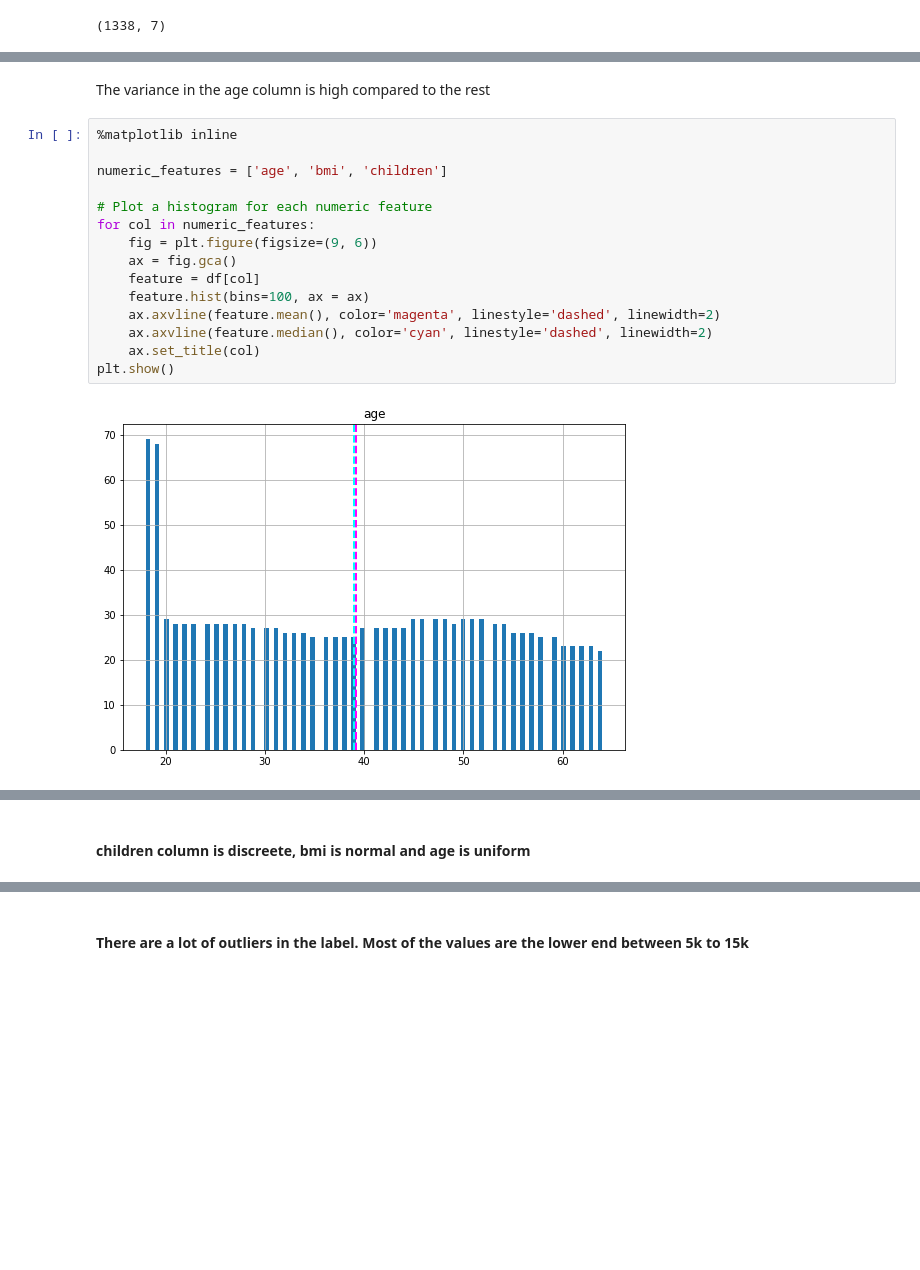
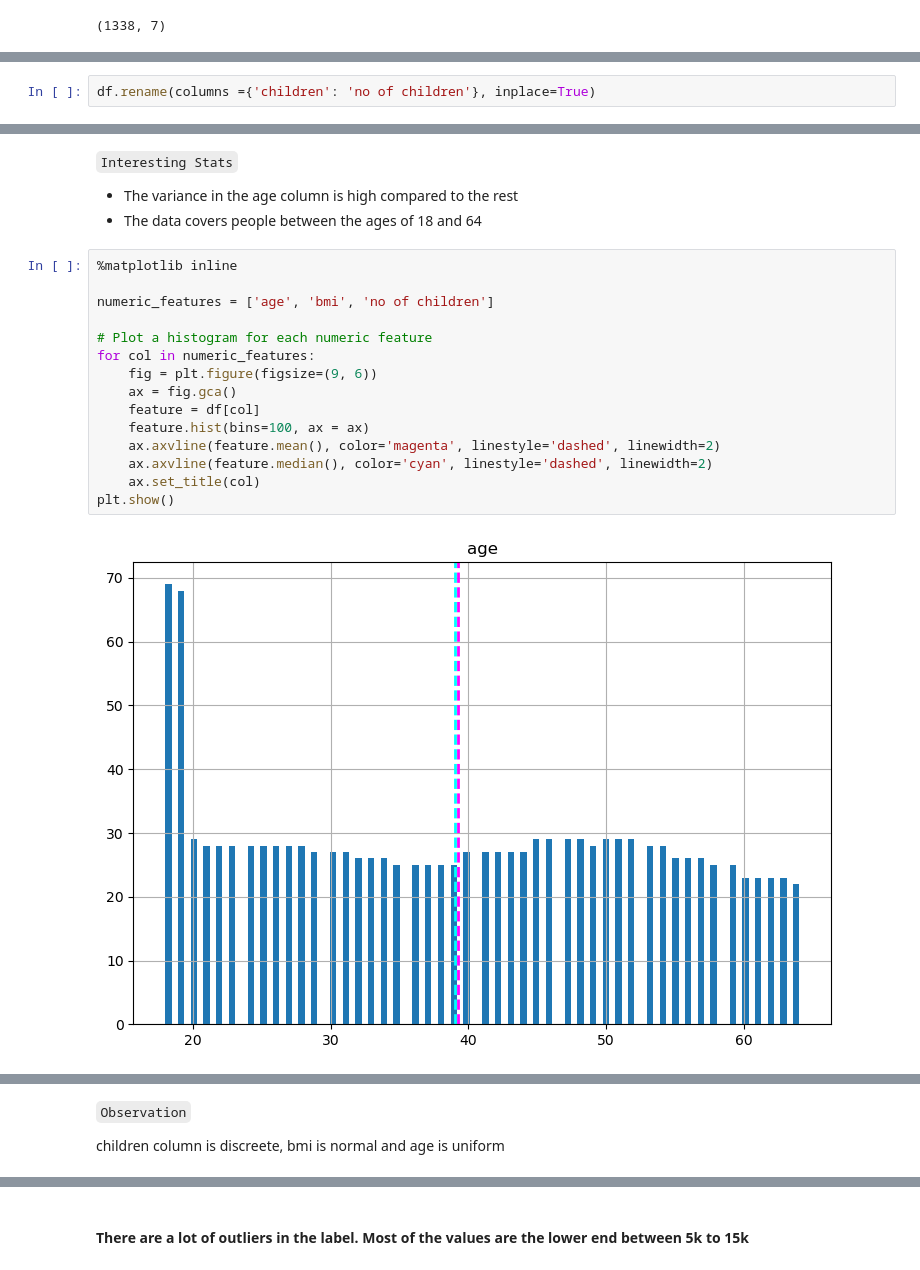
Before and after one commit to Abednego-py/Insurance_model, a Jupyter notebook: SL_Insurance.ipynb, the cells around one changed output, grey strips where cells are left out. Cells and saved outputs as stored; diff of their text form; blank space fills up the shorter version.

```diff
--- a/SL_Insurance.ipynb
+++ b/SL_Insurance.ipynb
@@ -51,0 +80,2 @@ memory usage: 73.3+ KB
+# %%
+df.rename(columns ={'children': 'no of children'}, inplace=True)
@@ -64,21 +111,24 @@ df.describe()
 | 75% | 51.000000 | 34.693750 | 2.000000 | 16639.912515 |
 | max | 64.000000 | 53.130000 | 5.000000 | 63770.428010 |
 # %% [markdown]
-The variance in the age column is high compared to the rest
+`Interesting Stats`
+
+- The variance in the age column is high compared to the rest
+- The data covers people between the ages of 18 and 64
 # %%
 %matplotlib inline
 
-numeric_features = ['age', 'bmi', 'children']
+numeric_features = ['age', 'bmi', 'no of children']
 
 # Plot a histogram for each numeric feature
 for col in numeric_features:
     fig = plt.figure(figsize=(9, 6))
     ax = fig.gca()
     feature = df[col]
     feature.hist(bins=100, ax = ax)
     ax.axvline(feature.mean(), color='magenta', linestyle='dashed', linewidth=2)
     ax.axvline(feature.median(), color='cyan', linestyle='dashed', linewidth=2)
     ax.set_title(col)
 plt.show()
 # %% [output]
-[figure, old version]
+[figure, new version]
@@ -87,5 +137,7 @@ plt.show()
 # %% [markdown]
-#### children column is discreete, bmi is normal and age is uniform
+`Observation`
+
+children column is discreete, bmi is normal and age is uniform
 # %%
 ## Visualize the label's data distribution
 
```
Also changed, not shown: parts of 18 cells of this notebook.
